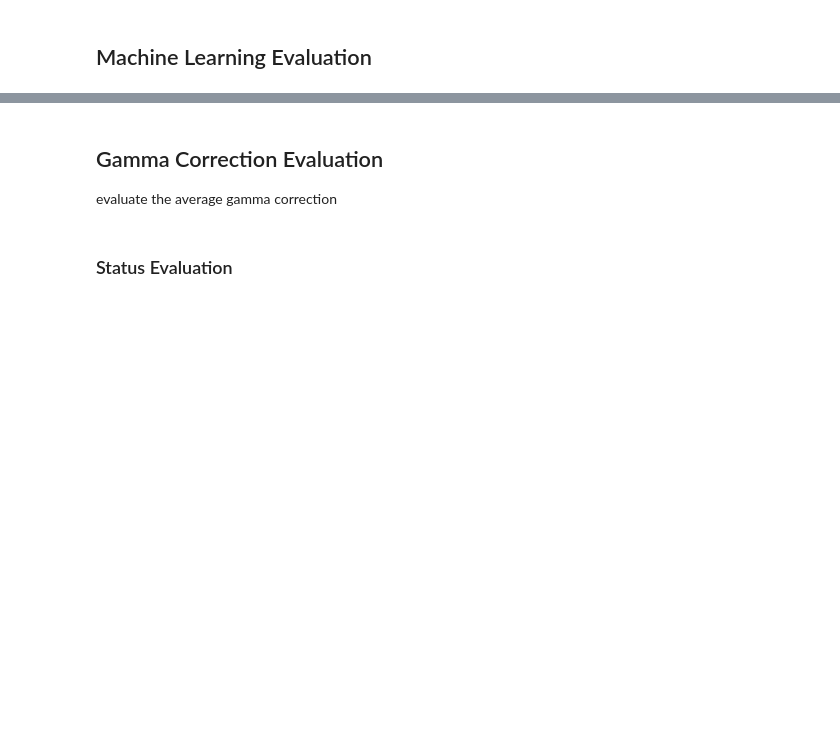
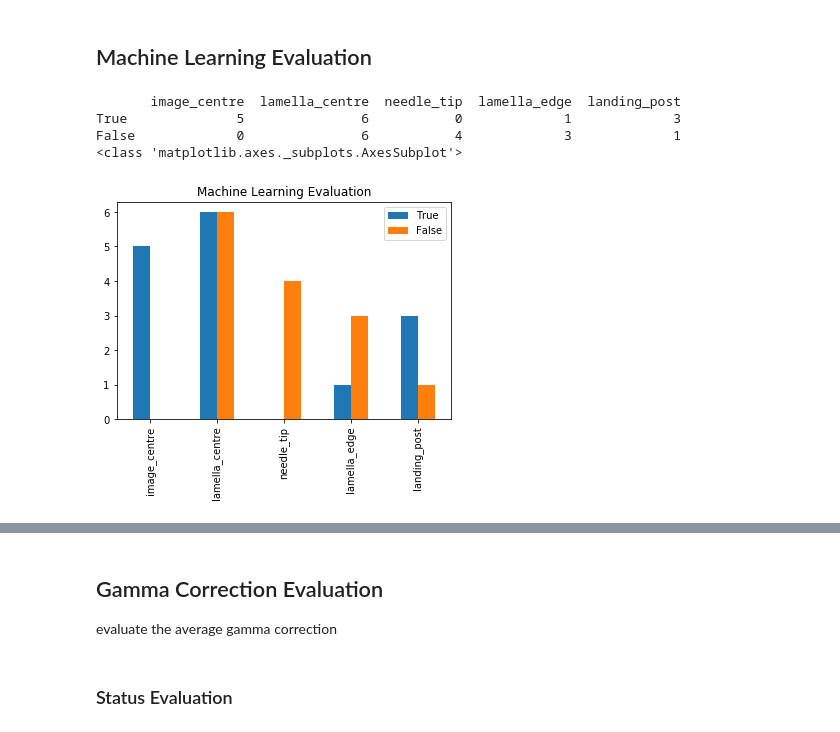
Before and after one commit to Phaips/autoliftout, a Jupyter notebook: liftout/tools/notebook.ipynb, the cells around one changed output, grey strips where cells are left out. Drawn from its saved outputs; the diff is of its cells as text; code cells hidden in the pictures; blank space fills up the shorter version.

```diff
--- a/liftout/tools/notebook.ipynb
+++ b/liftout/tools/notebook.ipynb
@@ -73,8 +91,15 @@ pprint(score_dict)
 # %%
 # eval
 import matplotlib.pyplot as plt
 %matplotlib inline
 
 # TODO: better plots and analysis
 
-plot_ml_data(score_dict)
+ax, df_ml=plot_ml_data(score_dict)
+# plt.savefig('ml_statistics.png')
+# %% [output]
+       image_centre  lamella_centre  needle_tip  lamella_edge  landing_post
+True              5               6           0             1             3
+False             0               6           4             3             1
+<class 'matplotlib.axes._subplots.AxesSubplot'>
+[figure, added]
```
Also changed, not shown: parts of 10 cells of this notebook, 1 other file.
